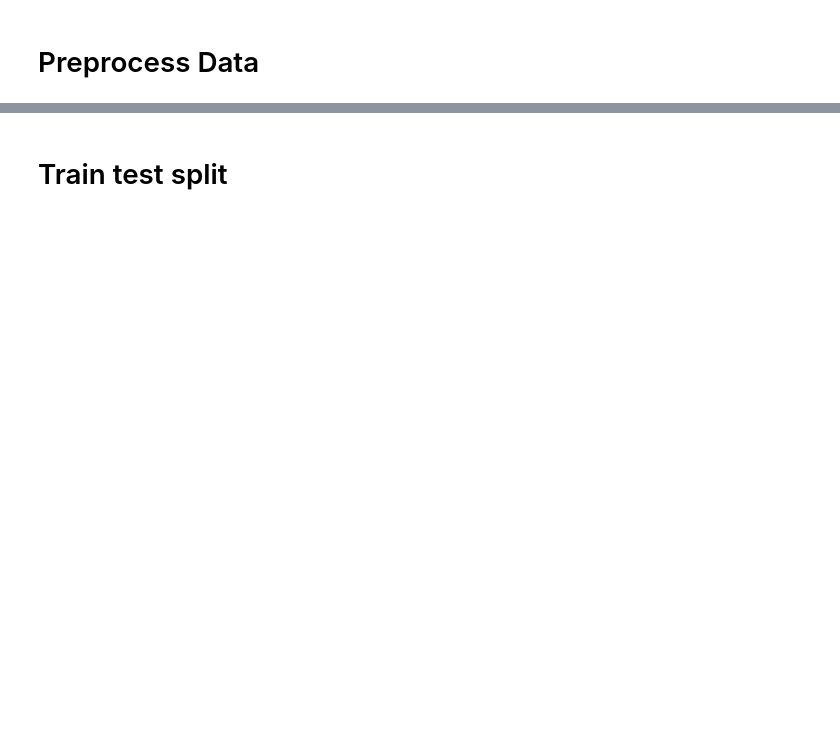
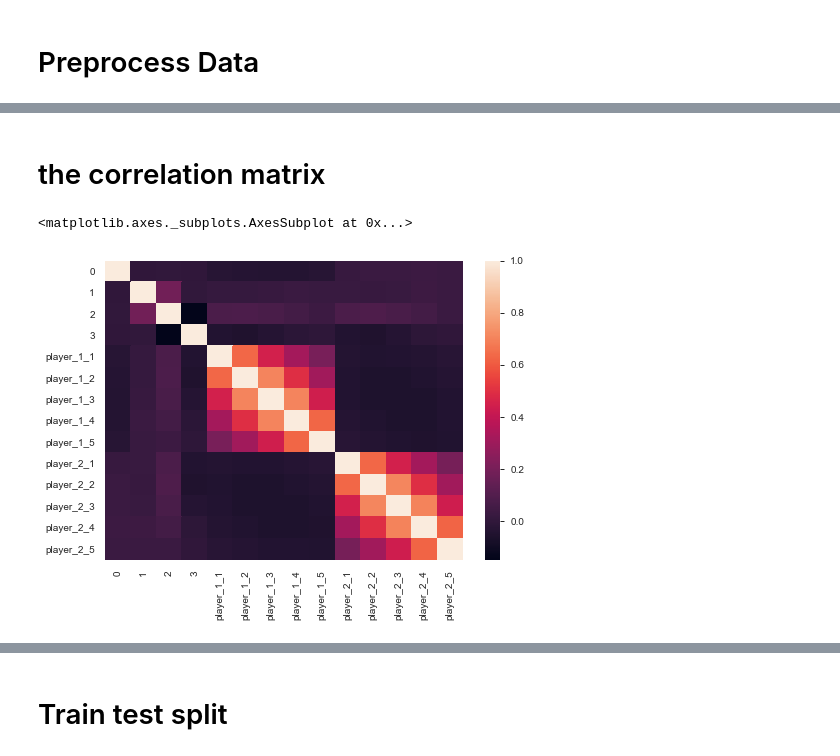
Before and after one commit to SHINE1607/ineuron_hackathon, a Jupyter notebook: bundle_2/Dota/code.ipynb, the cells around one changed output, grey strips where cells are left out. Cells and saved outputs as stored; diff of their text form; code cells hidden in the pictures; blank space fills up the shorter version.

```diff
--- a/bundle_2/Dota/code.ipynb
+++ b/bundle_2/Dota/code.ipynb
@@ -77,0 +159,7 @@ df = preprocess(df.copy())
+# %% [markdown]
+# the correlation matrix
+# %%
+sns.heatmap(df.corr())
+# %% [output]
+<matplotlib.axes._subplots.AxesSubplot at 0x...>
+[figure, added]
```
Also changed, not shown: parts of 37 cells of this notebook, 6 other files.
